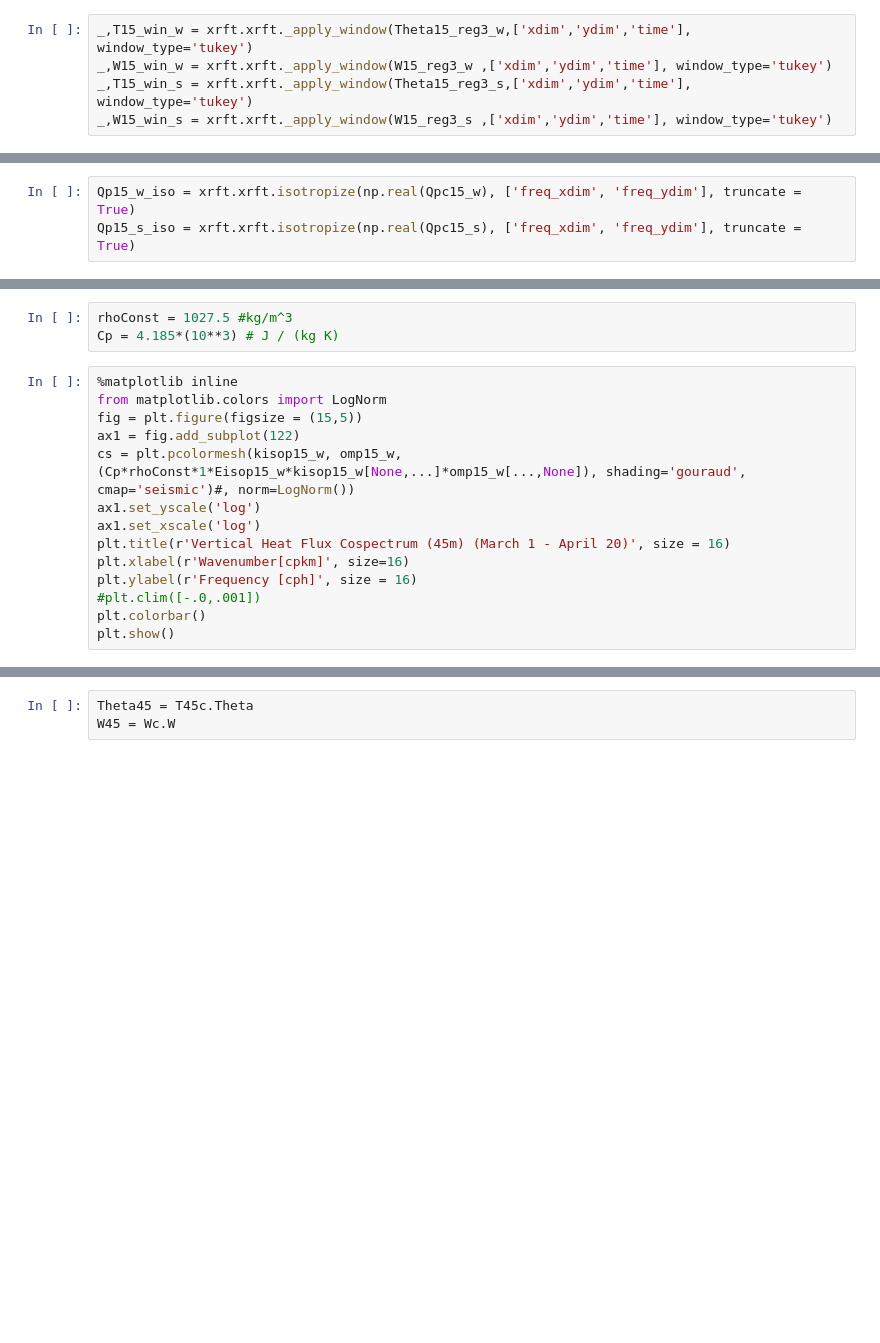
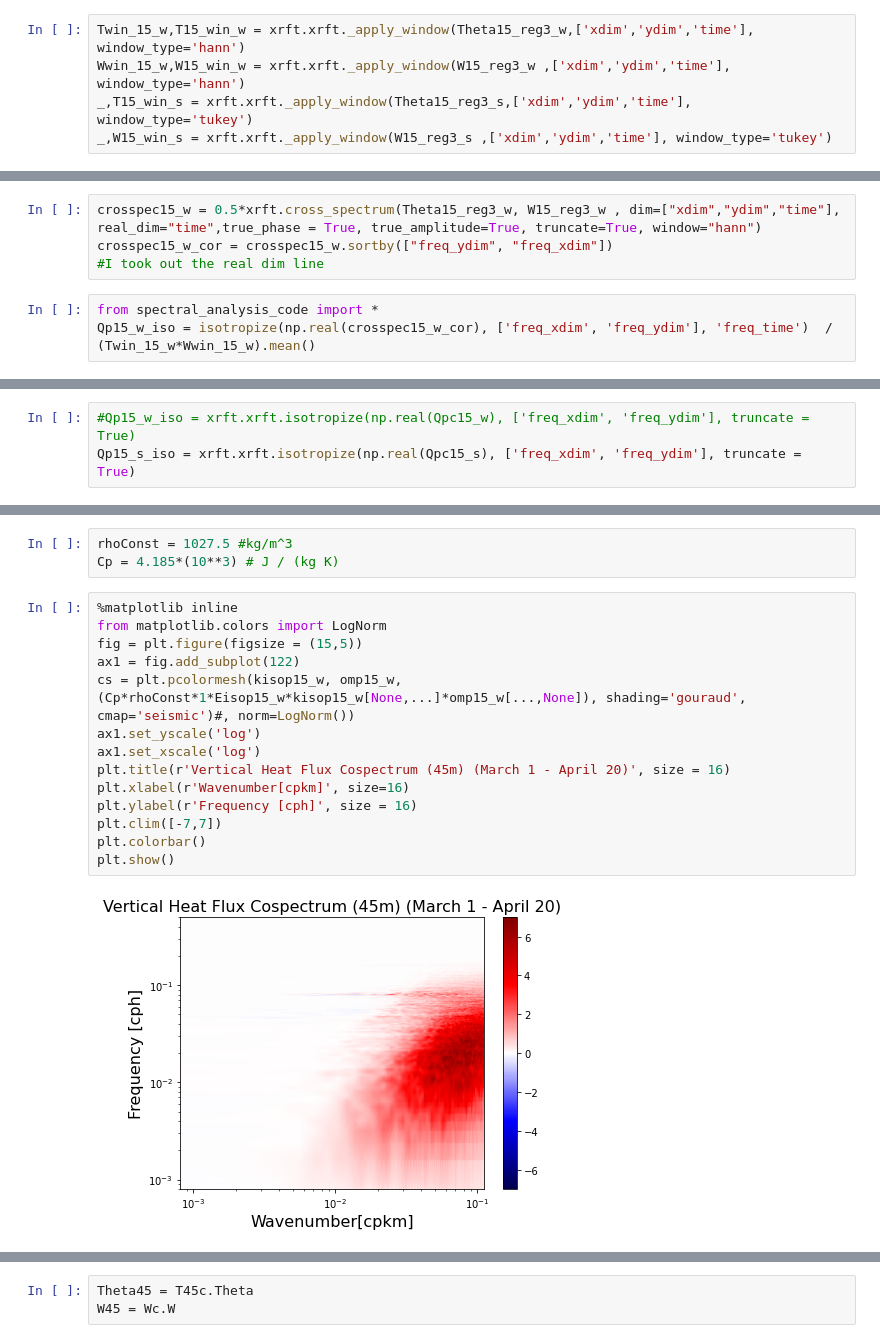
Before and after one commit to avik2007/CoupledOceAtmo, a Jupyter notebook: mit_geos_analysis/notebook19_KE_Q_spectra_big.ipynb, the cells around one changed output, grey strips where cells are left out. Drawn from its saved outputs; the diff is of its cells as text; blank space fills up the shorter version.

```diff
--- a/mit_geos_analysis/notebook19_KE_Q_spectra_big.ipynb
+++ b/mit_geos_analysis/notebook19_KE_Q_spectra_big.ipynb
@@ -248,5 +255,5 @@ Theta_time_w_spacetime
 # %%
-_,T15_win_w = xrft.xrft._apply_window(Theta15_reg3_w,['xdim','ydim','time'], window_type='tukey')
-_,W15_win_w = xrft.xrft._apply_window(W15_reg3_w ,['xdim','ydim','time'], window_type='tukey')
+Twin_15_w,T15_win_w = xrft.xrft._apply_window(Theta15_reg3_w,['xdim','ydim','time'], window_type='hann')
+Wwin_15_w,W15_win_w = xrft.xrft._apply_window(W15_reg3_w ,['xdim','ydim','time'], window_type='hann')
 _,T15_win_s = xrft.xrft._apply_window(Theta15_reg3_s,['xdim','ydim','time'], window_type='tukey')
 _,W15_win_s = xrft.xrft._apply_window(W15_reg3_s ,['xdim','ydim','time'], window_type='tukey')
@@ -256,0 +265,7 @@ Norm_s =  (T15_win_s * W15_win_s * dx_s * dy_s * dt_s).sum()
+# %%
+crosspec15_w = 0.5*xrft.cross_spectrum(Theta15_reg3_w, W15_reg3_w , dim=["xdim","ydim","time"], real_dim="time",true_phase = True, true_amplitude=True, truncate=True, window="hann")
+crosspec15_w_cor = crosspec15_w.sortby(["freq_ydim", "freq_xdim"])
+#I took out the real dim line
+# %%
+from spectral_analysis_code import *
+Qp15_w_iso = isotropize(np.real(crosspec15_w_cor), ['freq_xdim', 'freq_ydim'], 'freq_time')  / (Twin_15_w*Wwin_15_w).mean()
@@ -338,3 +391,3 @@ Qpc15_s = Qp15_s#.mean('time_segment')
 # %%
-Qp15_w_iso = xrft.xrft.isotropize(np.real(Qpc15_w), ['freq_xdim', 'freq_ydim'], truncate = True)
+#Qp15_w_iso = xrft.xrft.isotropize(np.real(Qpc15_w), ['freq_xdim', 'freq_ydim'], truncate = True)
 Qp15_s_iso = xrft.xrft.isotropize(np.real(Qpc15_s), ['freq_xdim', 'freq_ydim'], truncate = True)
@@ -352,14 +426,16 @@ Cp = 4.185*(10**3) # J / (kg K)
 # %%
 %matplotlib inline
 from matplotlib.colors import LogNorm
 fig = plt.figure(figsize = (15,5))
 ax1 = fig.add_subplot(122)
 cs = plt.pcolormesh(kisop15_w, omp15_w, (Cp*rhoConst*1*Eisop15_w*kisop15_w[None,...]*omp15_w[...,None]), shading='gouraud', cmap='seismic')#, norm=LogNorm())
 ax1.set_yscale('log')
 ax1.set_xscale('log')
 plt.title(r'Vertical Heat Flux Cospectrum (45m) (March 1 - April 20)', size = 16)
 plt.xlabel(r'Wavenumber[cpkm]', size=16)
 plt.ylabel(r'Frequency [cph]', size = 16)
-#plt.clim([-.0,.001])
+plt.clim([-7,7])
 plt.colorbar()
 plt.show()
+# %% [output]
+[figure, added]
```
Also changed, not shown: parts of 95 cells of this notebook, 17 other files.
